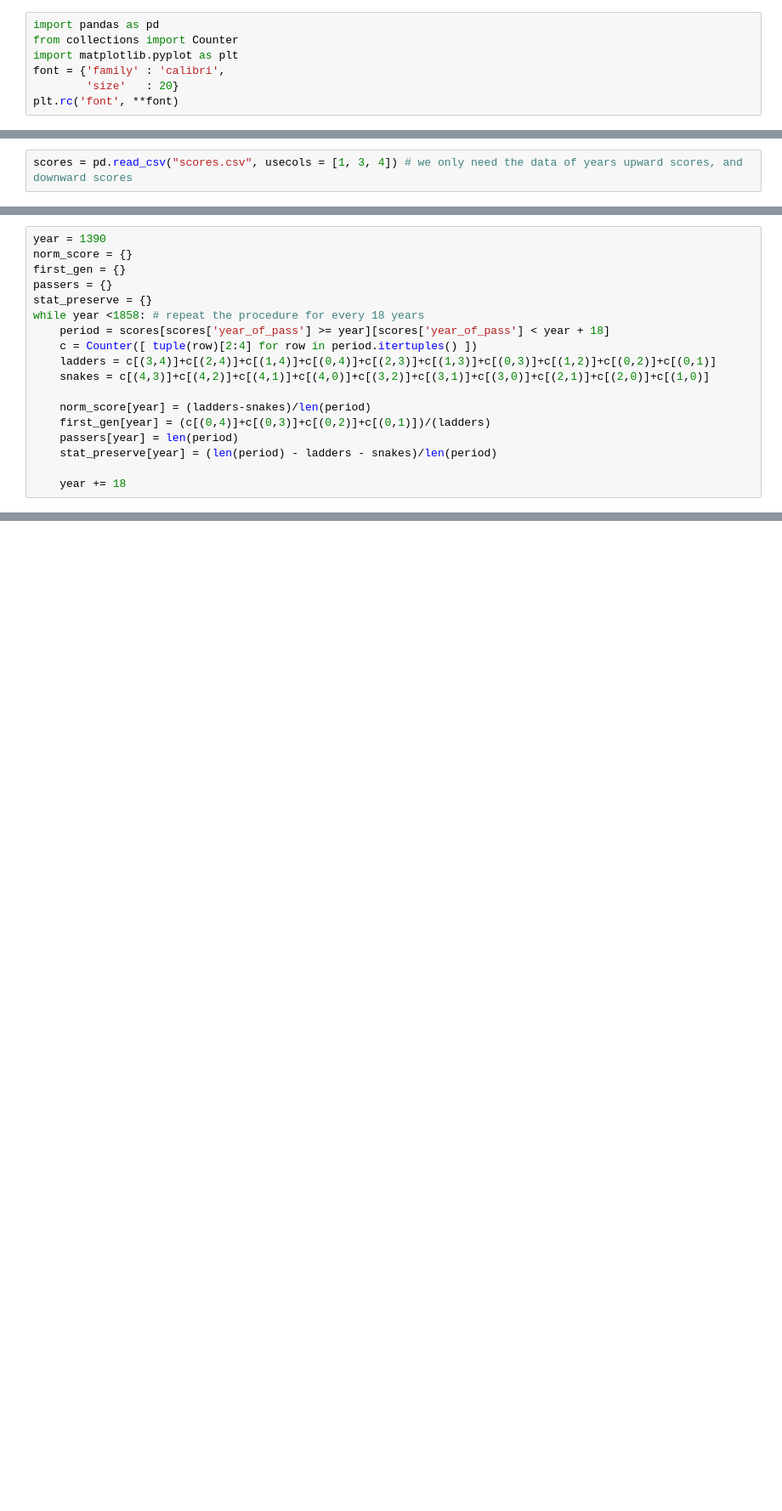
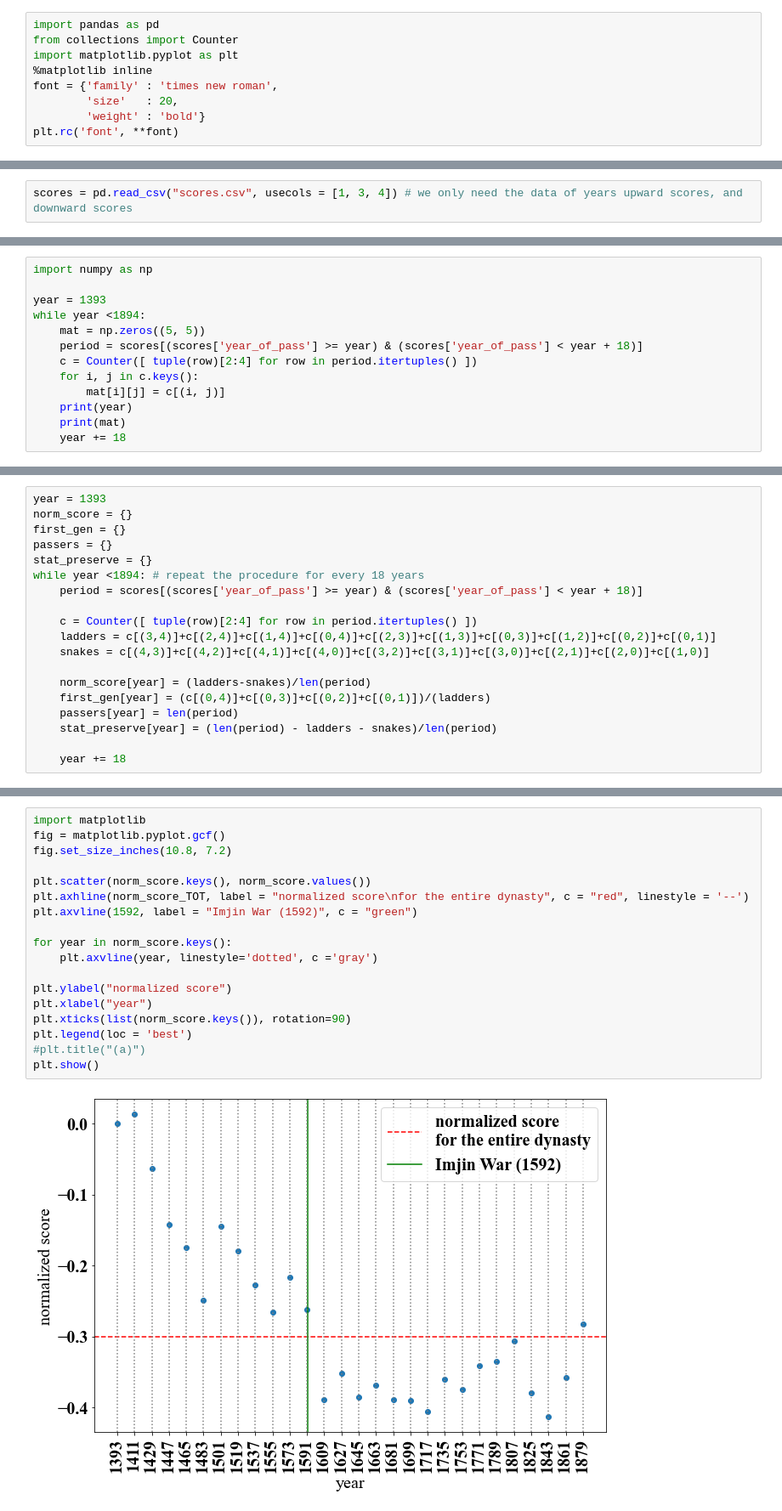
Before and after one commit to robin-na/snakes-or-ladders, a Jupyter notebook: time_series_analysis.ipynb, the cells around one changed output, grey strips where cells are left out. Shown at 85% size. Saved outputs shown, nothing was run; the diff lists cells and outputs as text; blank space fills up the shorter version.

```diff
--- a/time_series_analysis.ipynb
+++ b/time_series_analysis.ipynb
@@ -2,6 +2,8 @@
 import pandas as pd
 from collections import Counter
 import matplotlib.pyplot as plt
-font = {'family' : 'calibri',
-        'size'   : 20}
+%matplotlib inline
+font = {'family' : 'times new roman',
+        'size'   : 20,
+        'weight' : 'bold'}
 plt.rc('font', **font)
@@ -25,0 +34,13 @@ print(stat_preserve_TOT)
+# %%
+import numpy as np
+
+year = 1393
+while year <1894:
+    mat = np.zeros((5, 5))
+    period = scores[(scores['year_of_pass'] >= year) & (scores['year_of_pass'] < year + 18)]
+    c = Counter([ tuple(row)[2:4] for row in period.itertuples() ])
+    for i, j in c.keys():
+        mat[i][j] = c[(i, j)]
+    print(year)
+    print(mat)
+    year += 18
@@ -26,11 +65,12 @@ print(stat_preserve_TOT)
 # %%
-year = 1390
+year = 1393
 norm_score = {}
 first_gen = {}
 passers = {}
 stat_preserve = {}
-while year <1858: # repeat the procedure for every 18 years
-    period = scores[scores['year_of_pass'] >= year][scores['year_of_pass'] < year + 18]
+while year <1894: # repeat the procedure for every 18 years
+    period = scores[(scores['year_of_pass'] >= year) & (scores['year_of_pass'] < year + 18)]
+
     c = Counter([ tuple(row)[2:4] for row in period.itertuples() ])
     ladders = c[(3,4)]+c[(2,4)]+c[(1,4)]+c[(0,4)]+c[(2,3)]+c[(1,3)]+c[(0,3)]+c[(1,2)]+c[(0,2)]+c[(0,1)]
     snakes = c[(4,3)]+c[(4,2)]+c[(4,1)]+c[(4,0)]+c[(3,2)]+c[(3,1)]+c[(3,0)]+c[(2,1)]+c[(2,0)]+c[(1,0)]
@@ -83,0 +86,20 @@ plt.show()
+# %%
+import matplotlib
+fig = matplotlib.pyplot.gcf()
+fig.set_size_inches(10.8, 7.2)
+
+plt.scatter(norm_score.keys(), norm_score.values())
+plt.axhline(norm_score_TOT, label = "normalized score\nfor the entire dynasty", c = "red", linestyle = '--')
+plt.axvline(1592, label = "Imjin War (1592)", c = "green")
+
+for year in norm_score.keys():
+    plt.axvline(year, linestyle='dotted', c ='gray')
+
+plt.ylabel("normalized score")
+plt.xlabel("year")
+plt.xticks(list(norm_score.keys()), rotation=90)
+plt.legend(loc = 'best')
+#plt.title("(a)")
+plt.show()
+# %% [output]
+[figure, added]
```
Also changed, not shown: parts of 13 cells of this notebook.
